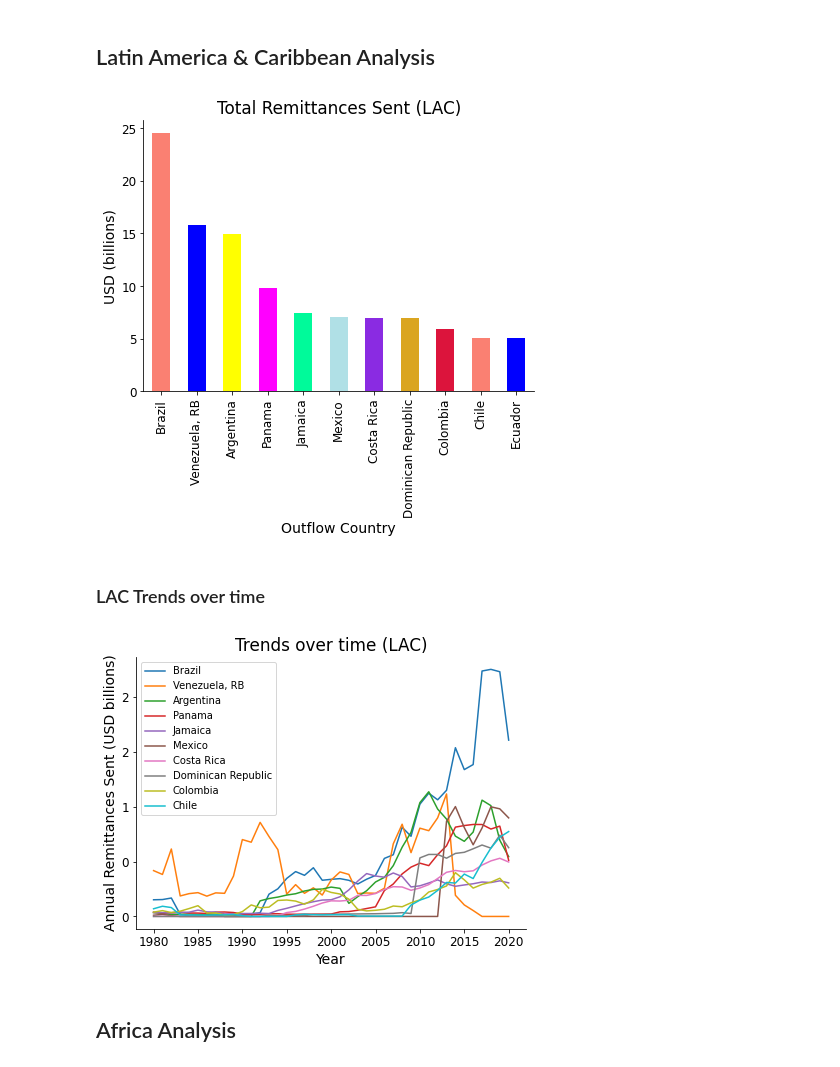
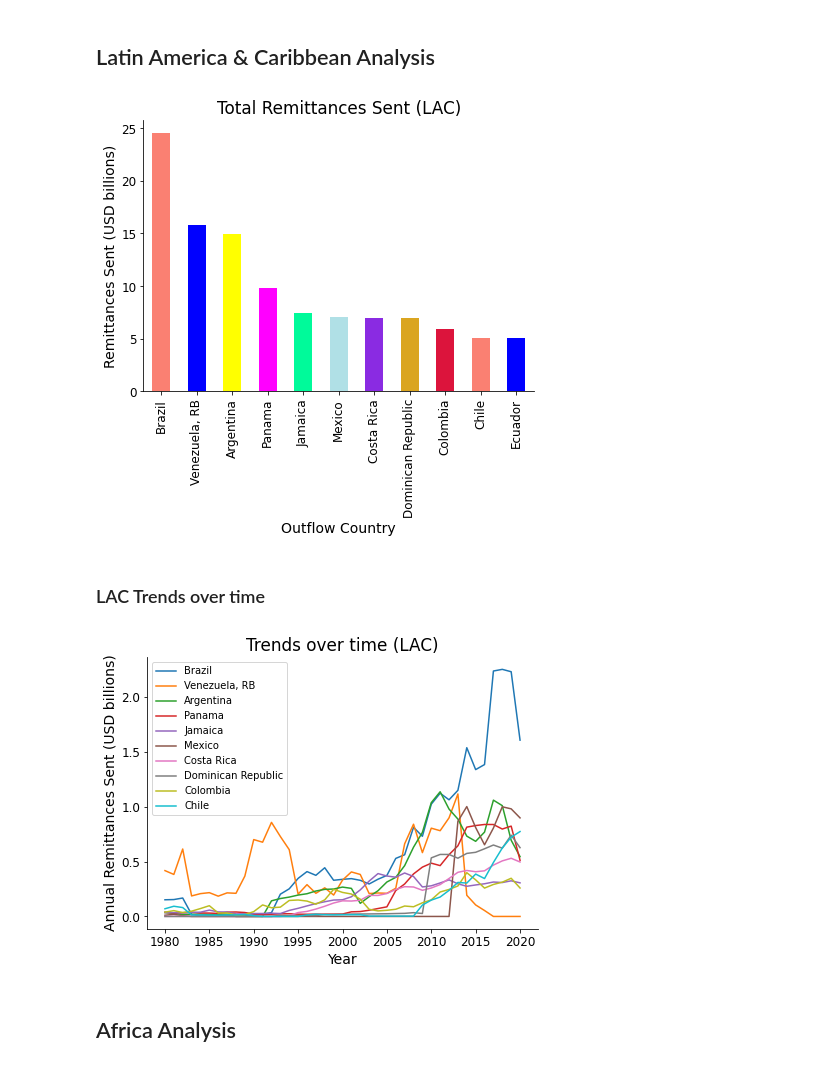
Before and after one commit to bukanif/CYPLAN255-1, a Jupyter notebook: green_remitt/outward_remittances.ipynb, the cells around one changed output. Cells and saved outputs as stored; diff of their text form; code cells hidden in the pictures.

```diff
--- a/green_remitt/outward_remittances.ipynb
+++ b/green_remitt/outward_remittances.ipynb
@@ -12,7 +8,0 @@ import numpy as np
-# %%
-plt.axes(xlabel='Country', ylabel='Remittances Received (millions)')
-plt.rc('font', size=14)
-plt.title('Countries Receiving the Most Remittances Overall', fontsize=16)
-inrem0.sort_values('total_rem', ascending=False).total_rem[2:12].plot(kind='bar', color=['g','b','k','m'], fontsize=14)
-plt.gca().spines[['top', 'right']].set_visible(False)
-plt.ticklabel_format(style='plain', axis='y')    # remove '1e6' (million) multiplier from y-axis
@@ -439,7 +402,7 @@ plt.gca().spines[['top', 'right']].set_visible(False)
 plt.ticklabel_format(style='plain', axis='y')
 
 for i in range(9):
-    regionss.iloc[i].plot(title='Remittances Sent over Time', xlabel='Year', ylabel='Annual Remittances (USD milliions)')
+    regionss.iloc[i].plot(title='Remittances Sent over Time', xlabel='Year', ylabel='Annual Remittances (USD billiions)')
 
 plt.gca().set_yticklabels(['{:,.0f}'.format(x) for x in (plt.gca().get_yticks())/1000])
 handles, labels = plt.gca().get_legend_handles_labels()    # to reorder legend labels
@@ -487,7 +450,7 @@ plt.show()
 # Europe Analysis
 # %%
 eu = out_global.loc[out_global.continentcode == 'EU']
-eu = eu.sort_values('total_rem', ascending=False).set_index('Outflow Country')
+eu = eu.sort_values('total_rem', ascending=False)
 # %%
 plt.figure(figsize=(7,5))
 plt.rc('font', size=14)
@@ -710,33 +673,33 @@ lac = lac.sort_values('total_rem', ascending=False)
 # %%
 plt.figure(figsize=(7,5))
 plt.rc('font', size=14)
-lac.total_rem[:11].plot(kind='bar', color=colors, title='Total Remittances Sent (LAC)', ylabel='USD (billions)', fontsize=12)
+lac.total_rem[:11].plot(kind='bar', color=colors, title='Total Remittances Sent (LAC)', ylabel='Remittances Sent (USD billions)', fontsize=12)
 
 plt.gca().spines[['top', 'right']].set_visible(False)
 plt.gca().set_yticklabels(['{:,.0f}'.format(x) for x in (plt.gca().get_yticks())/1000])
 plt.show()
 # %% [output]
-[figure, old version]
+[figure, new version]
 # %% [markdown]
 ### LAC Trends over time
 # %%
 lacc = lac.drop(['total_rem','continentcode','capital','population_x','currencycode','languages','geonameid','continent','region'], axis=1)
 
 # Formatting
 plt.figure(figsize=(7,5))
 plt.rc('font', size=14)
 plt.axes(title='Trends over time (LAC)', xlabel='Year', ylabel='Annual Remittances Sent (USD billions)')
 plt.gca().spines[['top', 'right']].set_visible(False)
 plt.ticklabel_format(style='plain', axis='y')
 
 for i in range(10):
     lacc.iloc[i].plot(fontsize=12)
 
-plt.gca().set_yticklabels(['{:,.0f}'.format(x) for x in (plt.gca().get_yticks())/1000])
+plt.gca().set_yticklabels(['{:,.1f}'.format(x) for x in (plt.gca().get_yticks())/1000])
 plt.legend(loc='best', fontsize=10)
 plt.show()
 # %% [output]
-[figure, old version]
+[figure, new version]
 # %% [markdown]
 ## Africa Analysis
 # %%
```
Also changed, not shown: parts of 26 cells of this notebook, 1 other file.
